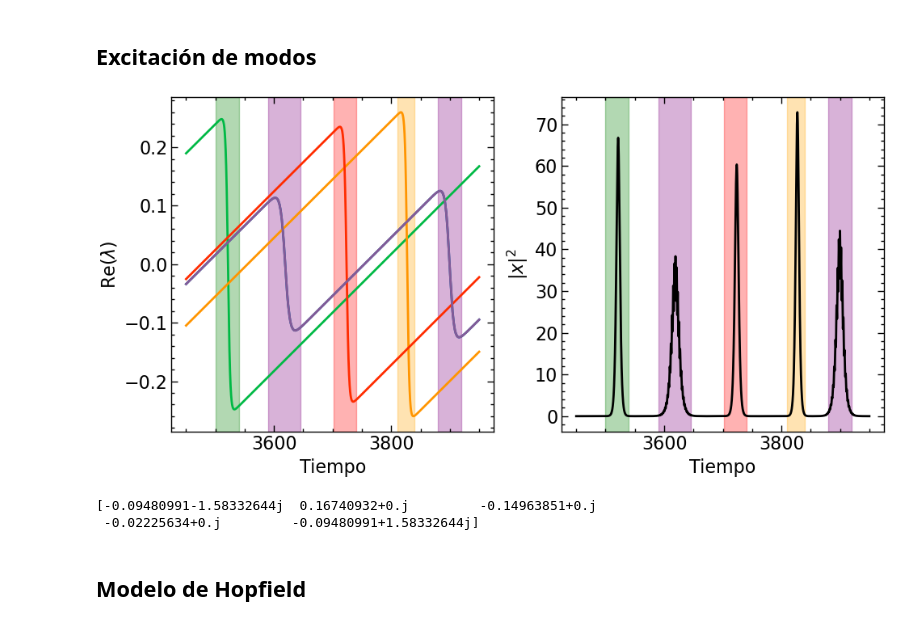
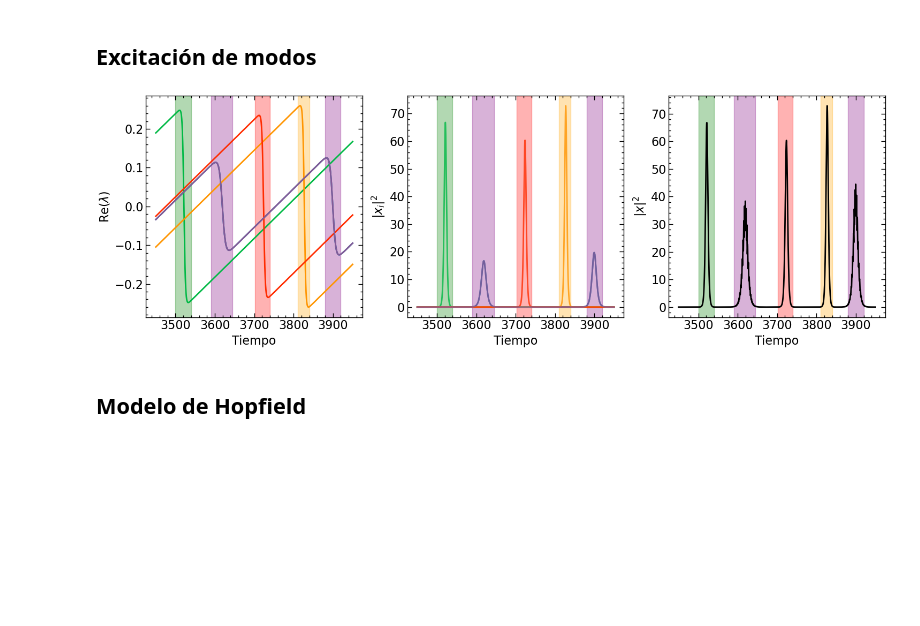
Before and after one commit to OlmoGH/Edge-of-chaos, a Jupyter notebook: Autovalores_de_matrices/LaTex/figuras.ipynb, the cells around one changed output. Drawn from its saved outputs; the diff is of its cells as text; code cells hidden in the pictures; blank space fills up the shorter version.

```diff
--- a/Autovalores_de_matrices/LaTex/figuras.ipynb
+++ b/Autovalores_de_matrices/LaTex/figuras.ipynb
@@ -172,7 +172,7 @@ def track_eigen_inertia(all_evals, all_evecs):
 
         # 5. Guardar los resultados ordenados
         tracked_evals[t] = curr_evals[col_ind]
-        tracked_evecs[t] = all_evecs[t, :, col_ind]
+        tracked_evecs[t] = all_evecs[t][:, col_ind]
 
     return tracked_evals, tracked_evecs
 # %% [markdown]
@@ -354,44 +354,56 @@ y_0 = np.concatenate([X_0, W_0.flatten()])
 solution = solve_ivp(ODE_system, [0, time], y0=y_0, args=[dim, alpha], t_eval=t_eval, method='DOP853')
 
 X = solution.y[:dim, :].transpose()
 W = solution.y[dim:, :].reshape((dim, dim, -1)).transpose(2, 0, 1)
 
 X_norm = np.linalg.norm(X, axis=1)**2
 
-eigenvalues = np.linalg.eigvals(W)
+eigenvalues, eigenvectors = np.linalg.eig(W)
 
-eigenvalues = track_eigen_inertia(eigenvalues)
+tracked_evals, r_tracked_evecs = track_eigen_inertia(eigenvalues, eigenvectors)
+
+l_tracked_evecs = np.linalg.inv(r_tracked_evecs)
+
+projections = np.abs(np.einsum('tij,tj->ti', l_tracked_evecs, X))**2
 
 plt.style.use(['science', 'notebook'])
-fig, ax = plt.subplots(ncols=2, figsize=(10, 5))
+plt.close()
+fig, ax = plt.subplots(ncols=3, figsize=(15, 5))
 
-ax[0].plot(t_eval, eigenvalues.real)
+ax[0].plot(t_eval, tracked_evals.real)
 ax[0].set_xlabel("Tiempo")
 ax[0].set_ylabel(r"Re$(\lambda)$")
 ax[0].axvspan(xmin=3500, xmax=3540, color='green', alpha=0.3)
 ax[0].axvspan(xmin=3590, xmax=3645, color='purple', alpha=0.3)
 ax[0].axvspan(xmin=3702, xmax=3740, color='red', alpha=0.3)
 ax[0].axvspan(xmin=3810, xmax=3840, color='orange', alpha=0.3)
 ax[0].axvspan(xmin=3880, xmax=3920, color='purple', alpha=0.3)
 
-ax[1].plot(t_eval, X_norm, c='k')
+for i in range(dim):
+    ax[1].plot(t_eval, projections[:,i], alpha=0.8)
 ax[1].set_xlabel("Tiempo")
-ax[1].set_ylabel(r"$|x|^2$")
+ax[1].set_ylabel(r"$|x_i|^2$")
 ax[1].axvspan(xmin=3500, xmax=3540, color='green', alpha=0.3)
 ax[1].axvspan(xmin=3590, xmax=3645, color='purple', alpha=0.3)
 ax[1].axvspan(xmin=3702, xmax=3740, color='red', alpha=0.3)
 ax[1].axvspan(xmin=3810, xmax=3840, color='orange', alpha=0.3)
 ax[1].axvspan(xmin=3880, xmax=3920, color='purple', alpha=0.3)
 
+
+ax[2].set_xlabel("Tiempo")
+ax[2].plot(t_eval, X_norm, c='k')
+ax[2].set_ylabel(r"$|x|^2$")
+ax[2].axvspan(xmin=3500, xmax=3540, color='green', alpha=0.3)
+ax[2].axvspan(xmin=3590, xmax=3645, color='purple', alpha=0.3)
+ax[2].axvspan(xmin=3702, xmax=3740, color='red', alpha=0.3)
+ax[2].axvspan(xmin=3810, xmax=3840, color='orange', alpha=0.3)
+ax[2].axvspan(xmin=3880, xmax=3920, color='purple', alpha=0.3)
+
 plt.tight_layout()
 plt.savefig("Figures/Picos.pdf")
 plt.show()
-
-print(eigenvalues[-1])
 # %% [output]
-[figure, old version]
+[figure, new version]
-[-0.09480991-1.58332644j  0.16740932+0.j         -0.14963851+0.j
- -0.02225634+0.j         -0.09480991+1.58332644j]
 # %% [markdown]
 ## Modelo de Hopfield
 # %%
```
Also changed, not shown: parts of 5 cells of this notebook, 3 other files.
